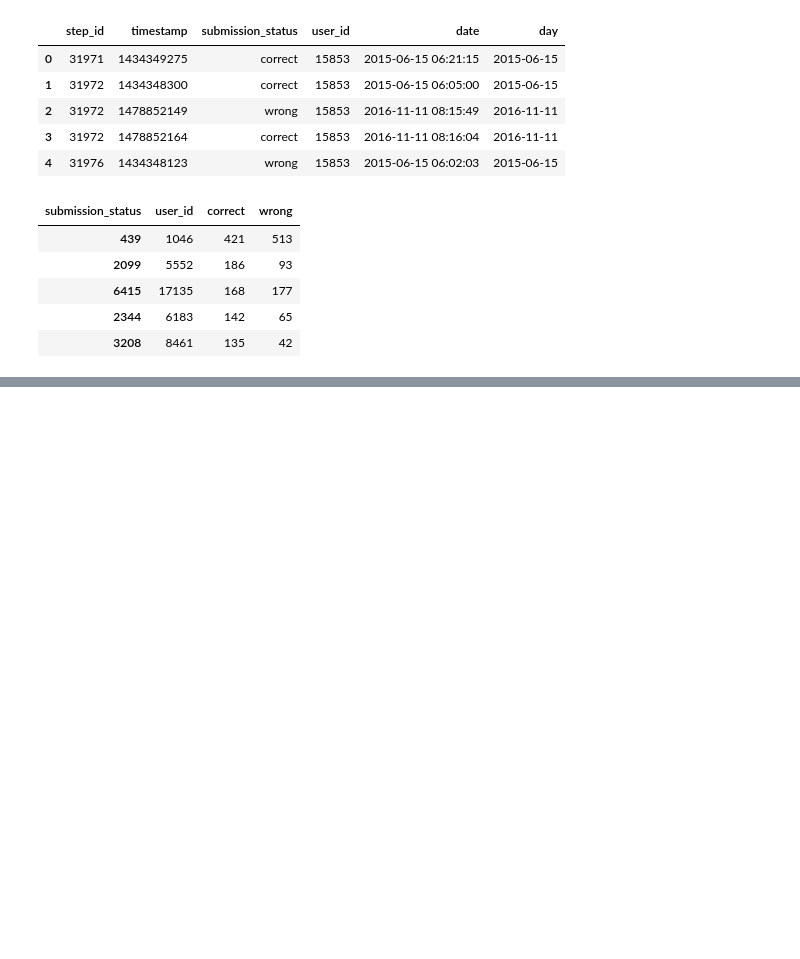
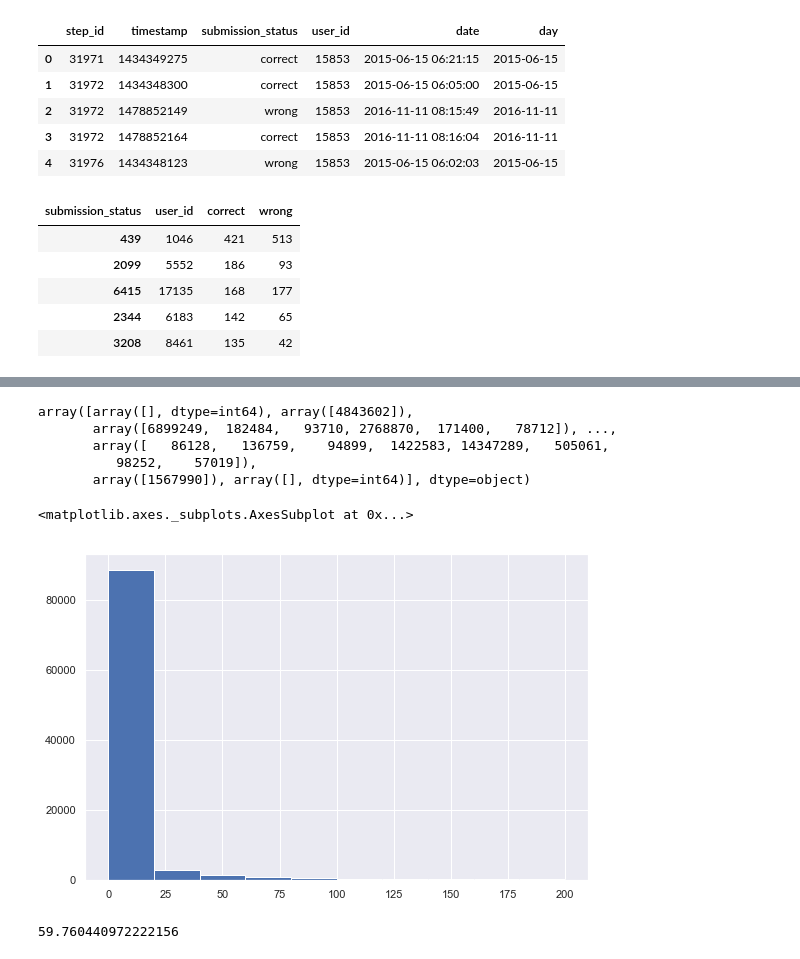
Before and after one commit to adrianoff/data_science_stepic, a Jupyter notebook: notebooks/1.10_stepic_ml_contest.ipynb, the cells around one changed output, grey strips where cells are left out. Drawn from its saved outputs; the diff is of its cells as text; code cells hidden in the pictures; blank space fills up the shorter version.

```diff
--- a/notebooks/1.10_stepic_ml_contest.ipynb
+++ b/notebooks/1.10_stepic_ml_contest.ipynb
@@ -134,0 +146,24 @@ user_scores.sort_values(['correct'],  ascending=[0]).head()
+# %%
+gap_data = events_train_df[['user_id', 'day', 'timestamp']].drop_duplicates(subset=['user_id', 'day']) \
+    .groupby('user_id')['timestamp'].apply(list).apply(np.diff).values
+# %%
+gap_data
+# %% [output]
+array([array([], dtype=int64), array([4843602]),
+       array([6899249,  182484,   93710, 2768870,  171400,   78712]), ...,
+       array([   86128,   136759,    94899,  1422583, 14347289,   505061,
+          98252,    57019]),
+       array([1567990]), array([], dtype=int64)], dtype=object)
+# %%
+gap_data = pd.Series(np.concatenate(gap_data, axis=0))
+# %%
+gap_data = gap_data / (24 * 60 * 60)
+# %%
+gap_data[gap_data < 200].hist()
+# %% [output]
+<matplotlib.axes._subplots.AxesSubplot at 0x...>
+[figure, added]
+# %%
+gap_data.quantile(0.95)
+# %% [output]
+59.760440972222156
```
Also changed, not shown: parts of 5 cells of this notebook.
